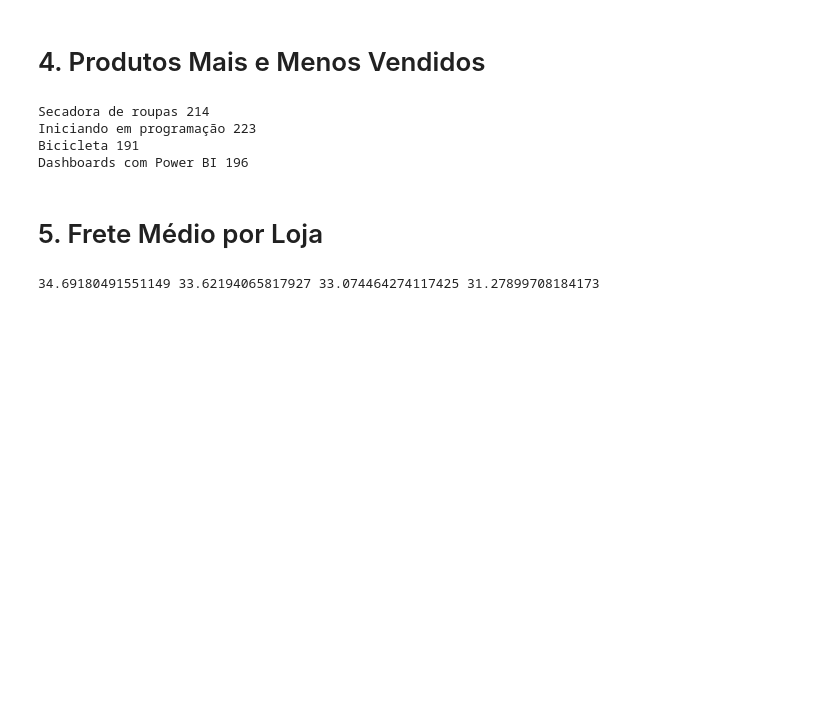
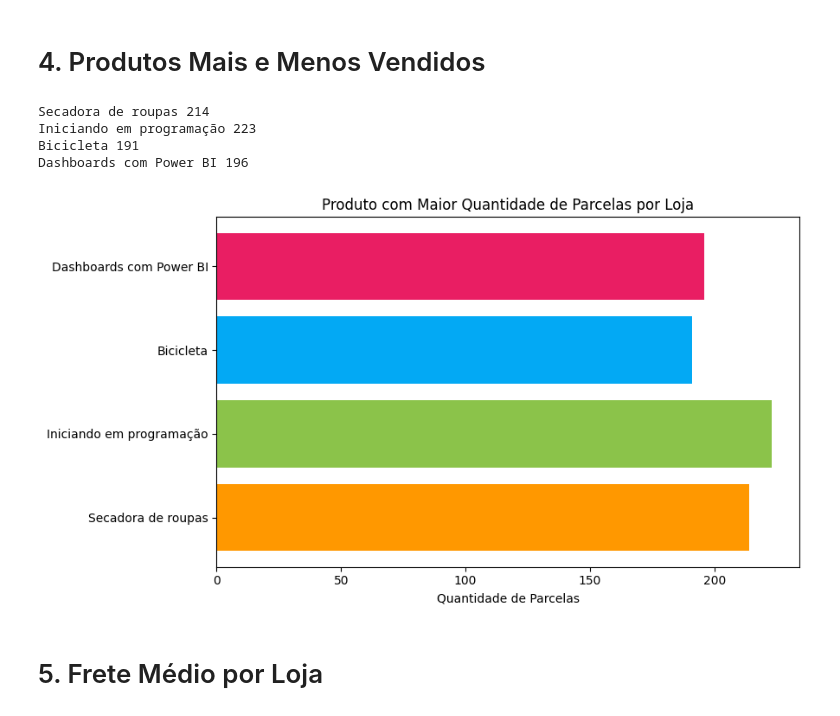
Before and after one commit to Felipej3ds/Challenge-Store, a Jupyter notebook: AluraStoreBr.ipynb, the cells around one changed output. Saved outputs shown, nothing was run; the diff lists cells and outputs as text; code cells hidden in the pictures; blank space fills up the shorter version.

```diff
--- a/AluraStoreBr.ipynb
+++ b/AluraStoreBr.ipynb
@@ -93,13 +120,23 @@ Secadora de roupas 214
 Iniciando em programação 223
 Bicicleta 191
 Dashboards com Power BI 196
+# %%
+produtos = ['Secadora de roupas', 'Iniciando em programação', 'Bicicleta', 'Dashboards com Power BI']
+parcelas = [214, 223, 191, 196]
+
+# Gráfico de barras horizontais
+plt.figure(figsize=(9,5))
+plt.barh(produtos, parcelas, color=['#FF9800','#8BC34A','#03A9F4','#E91E63'])
+plt.title('Produto com Maior Quantidade de Parcelas por Loja')
+plt.xlabel('Quantidade de Parcelas')
+plt.tight_layout()
+plt.show()
+# %% [output]
+[figure, added]
 # %% [markdown]
 # 5. Frete Médio por Loja
 # %%
-media = statistics.mean(loja["Frete"])
-media2 = statistics.mean(loja2["Frete"])
-media3 = statistics.mean(loja3["Frete"])
-media4 = statistics.mean(loja4["Frete"])
-print(media, media2, media3, media4)
+fret = statistics.mean(loja["Frete"])
+fret2 = statistics.mean(loja2["Frete"])
+fret3 = statistics.mean(loja3["Frete"])
+fret4 = statistics.mean(loja4["Frete"])
-# %% [output]
-34.69180491551149 33.62194065817927 33.074464274117425 31.27899708184173
```
Also changed, not shown: parts of 10 cells of this notebook.
